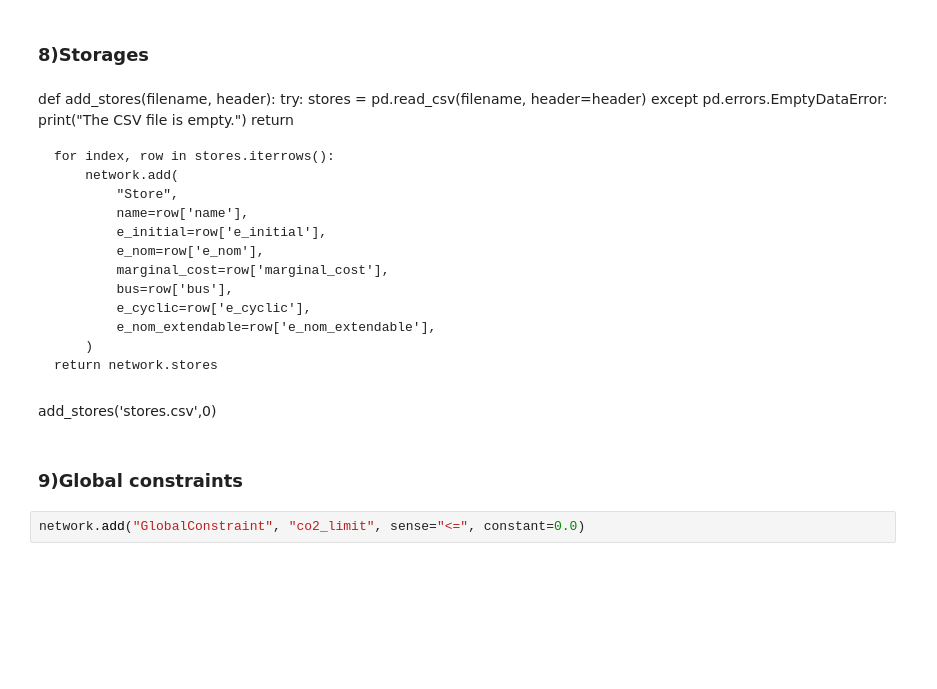
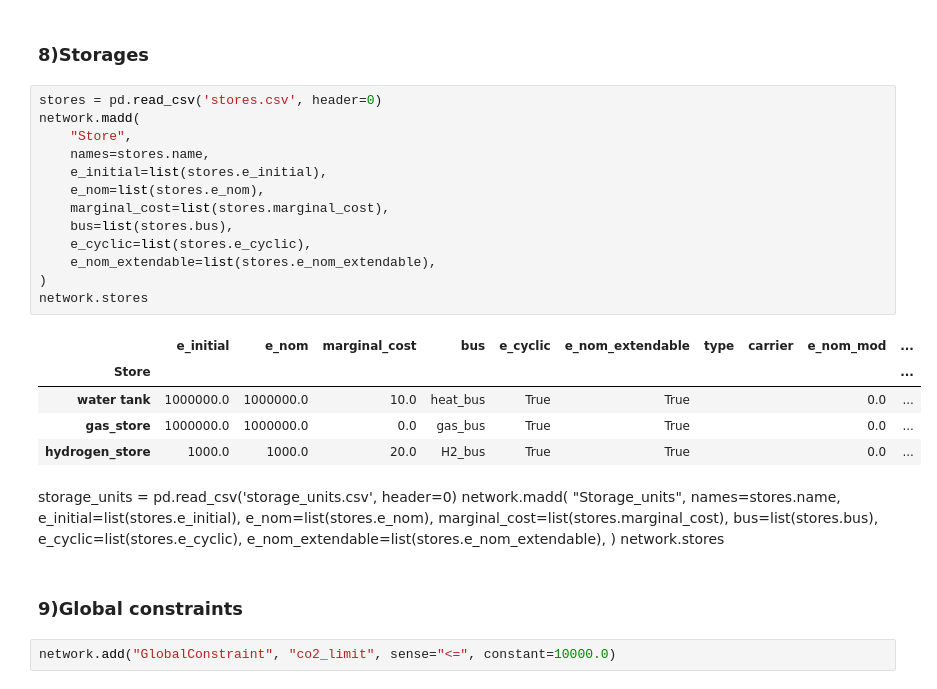
Before and after one commit to SuhasAutade/BTU_lectures_2024, a Jupyter notebook: Lect_4/Lect3_1_Sector_coupling.ipynb, the cells around one changed output. Saved outputs shown, nothing was run; the diff lists cells and outputs as text; blank space fills up the shorter version.

Commit message:
modified:   Lect_4/Lect3_1_Sector_coupling.ipynb 	deleted:    Lect_4/lopf-with-heating.ipynb 	deleted:    Lect_4/storages.csv

```diff
--- a/Lect_4/Lect3_1_Sector_coupling.ipynb
+++ b/Lect_4/Lect3_1_Sector_coupling.ipynb
@@ -157,29 +129,39 @@ add_carrier('carrier.csv',0)
 # %% [markdown]
 ### 8)Storages
-# %% [markdown]
-def add_stores(filename, header):
-    try:
-        stores = pd.read_csv(filename, header=header)
-    except pd.errors.EmptyDataError:
-        print("The CSV file is empty.")
-        return
-
-    for index, row in stores.iterrows():
-        network.add(
-            "Store",
-            name=row['name'],
-            e_initial=row['e_initial'],
-            e_nom=row['e_nom'],
-            marginal_cost=row['marginal_cost'],
-            bus=row['bus'],
-            e_cyclic=row['e_cyclic'],
-            e_nom_extendable=row['e_nom_extendable'],
-        )
-    return network.stores
-# %% [markdown]
-add_stores('stores.csv',0)
+# %%
+stores = pd.read_csv('stores.csv', header=0)
+network.madd(
+    "Store",
+    names=stores.name,
+    e_initial=list(stores.e_initial),
+    e_nom=list(stores.e_nom),
+    marginal_cost=list(stores.marginal_cost),
+    bus=list(stores.bus),
+    e_cyclic=list(stores.e_cyclic),
+    e_nom_extendable=list(stores.e_nom_extendable),
+)
+network.stores
+# %% [output]
+|  | e_initial | e_nom | marginal_cost | bus | e_cyclic | e_nom_extendable | type | carrier | e_nom_mod | ... |
+| Store |  |  |  |  |  |  |  |  |  | ... |
+| water tank | 1000000.0 | 1000000.0 | 10.0 | heat_bus | True | True |  |  | 0.0 | ... |
+| gas_store | 1000000.0 | 1000000.0 | 0.0 | gas_bus | True | True |  |  | 0.0 | ... |
+| hydrogen_store | 1000.0 | 1000.0 | 20.0 | H2_bus | True | True |  |  | 0.0 | ... |
+# %% [markdown]
+storage_units = pd.read_csv('storage_units.csv', header=0)
+network.madd(
+    "Storage_units",
+    names=stores.name,
+    e_initial=list(stores.e_initial),
+    e_nom=list(stores.e_nom),
+    marginal_cost=list(stores.marginal_cost),
+    bus=list(stores.bus),
+    e_cyclic=list(stores.e_cyclic),
+    e_nom_extendable=list(stores.e_nom_extendable),
+)
+network.stores
 # %% [markdown]
 ### 9)Global constraints
 # %%
-network.add("GlobalConstraint", "co2_limit", sense="<=", constant=0.0)
+network.add("GlobalConstraint", "co2_limit", sense="<=", constant=10000.0)
 # %%
```
Also changed, not shown: parts of 13 cells of this notebook, 2 other files.
